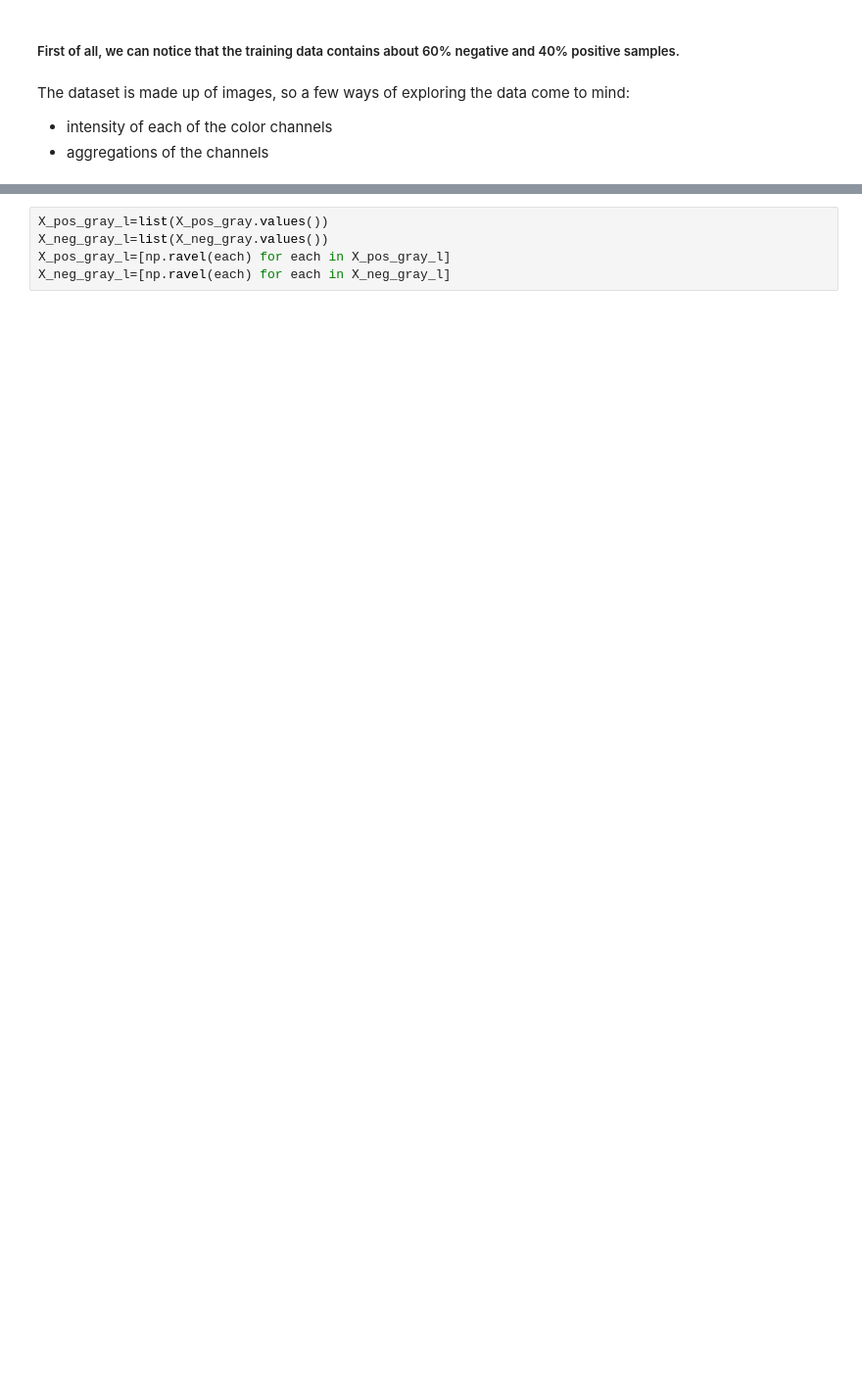
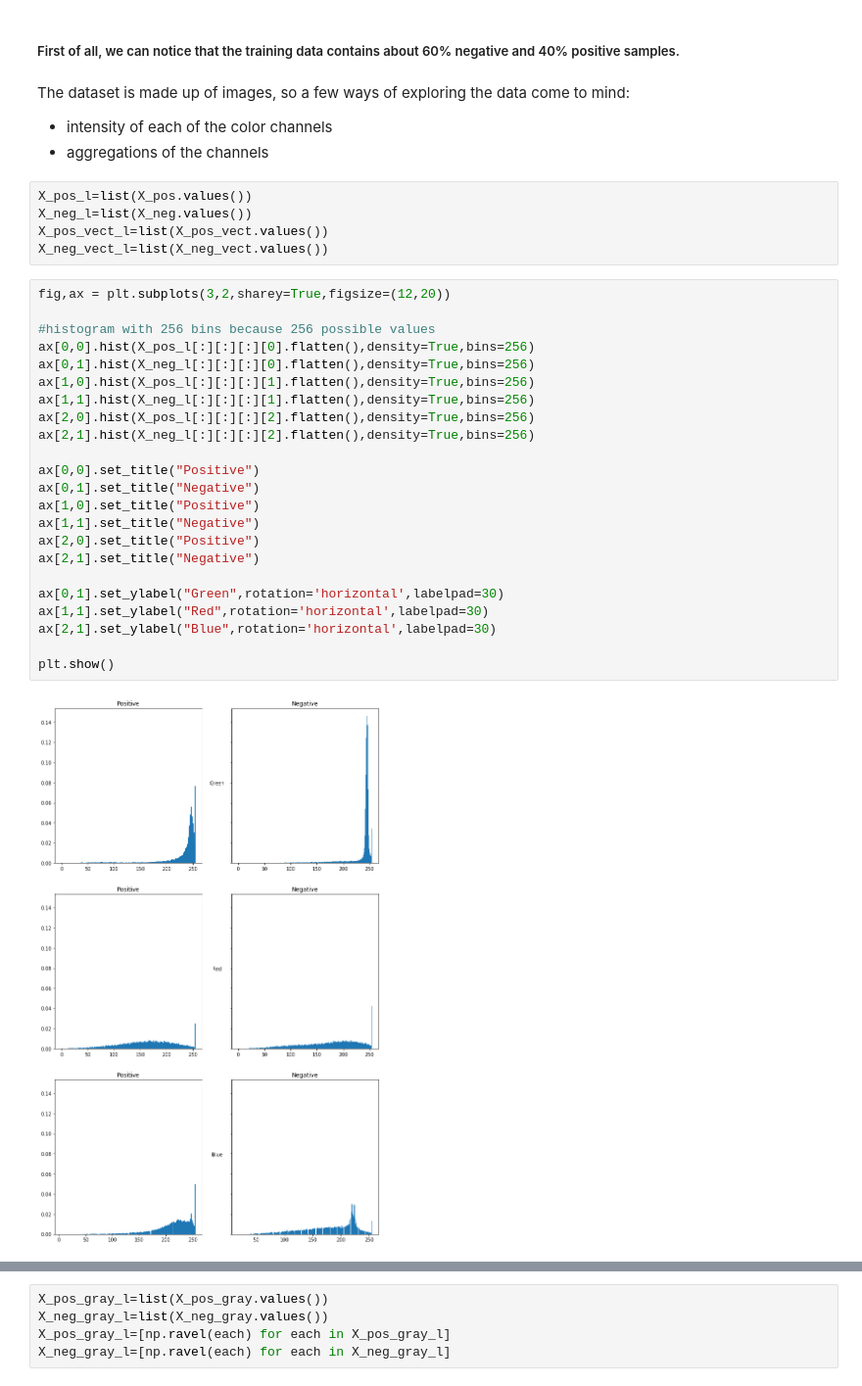
Before and after one commit to morganfry/springboard, a Jupyter notebook: Capstone Project 1/Spr_Cap1_MFRY_Data_Exploration.ipynb, the cells around one changed output, grey strips where cells are left out. Shown at 98% size. Drawn from its saved outputs; the diff is of its cells as text; blank space fills up the shorter version.

```diff
--- a/Capstone Project 1/Spr_Cap1_MFRY_Data_Exploration.ipynb
+++ b/Capstone Project 1/Spr_Cap1_MFRY_Data_Exploration.ipynb
@@ -91,3 +91,33 @@ plt.show()
 The dataset is made up of images, so a few ways of exploring the data come to mind:
 * intensity of each of the color channels
 * aggregations of the channels
+# %%
+X_pos_l=list(X_pos.values())
+X_neg_l=list(X_neg.values())
+X_pos_vect_l=list(X_pos_vect.values())
+X_neg_vect_l=list(X_neg_vect.values())
+# %%
+fig,ax = plt.subplots(3,2,sharey=True,figsize=(12,20))
+
+#histogram with 256 bins because 256 possible values
+ax[0,0].hist(X_pos_l[:][:][:][0].flatten(),density=True,bins=256)
+ax[0,1].hist(X_neg_l[:][:][:][0].flatten(),density=True,bins=256)
+ax[1,0].hist(X_pos_l[:][:][:][1].flatten(),density=True,bins=256)
+ax[1,1].hist(X_neg_l[:][:][:][1].flatten(),density=True,bins=256)
+ax[2,0].hist(X_pos_l[:][:][:][2].flatten(),density=True,bins=256)
+ax[2,1].hist(X_neg_l[:][:][:][2].flatten(),density=True,bins=256)
+
+ax[0,0].set_title("Positive")
+ax[0,1].set_title("Negative")
+ax[1,0].set_title("Positive")
+ax[1,1].set_title("Negative")
+ax[2,0].set_title("Positive")
+ax[2,1].set_title("Negative")
+
+ax[0,1].set_ylabel("Green",rotation='horizontal',labelpad=30)
+ax[1,1].set_ylabel("Red",rotation='horizontal',labelpad=30)
+ax[2,1].set_ylabel("Blue",rotation='horizontal',labelpad=30)
+
+plt.show()
+# %% [output]
+[figure, added]
```
Also changed, not shown: parts of 19 cells of this notebook.
